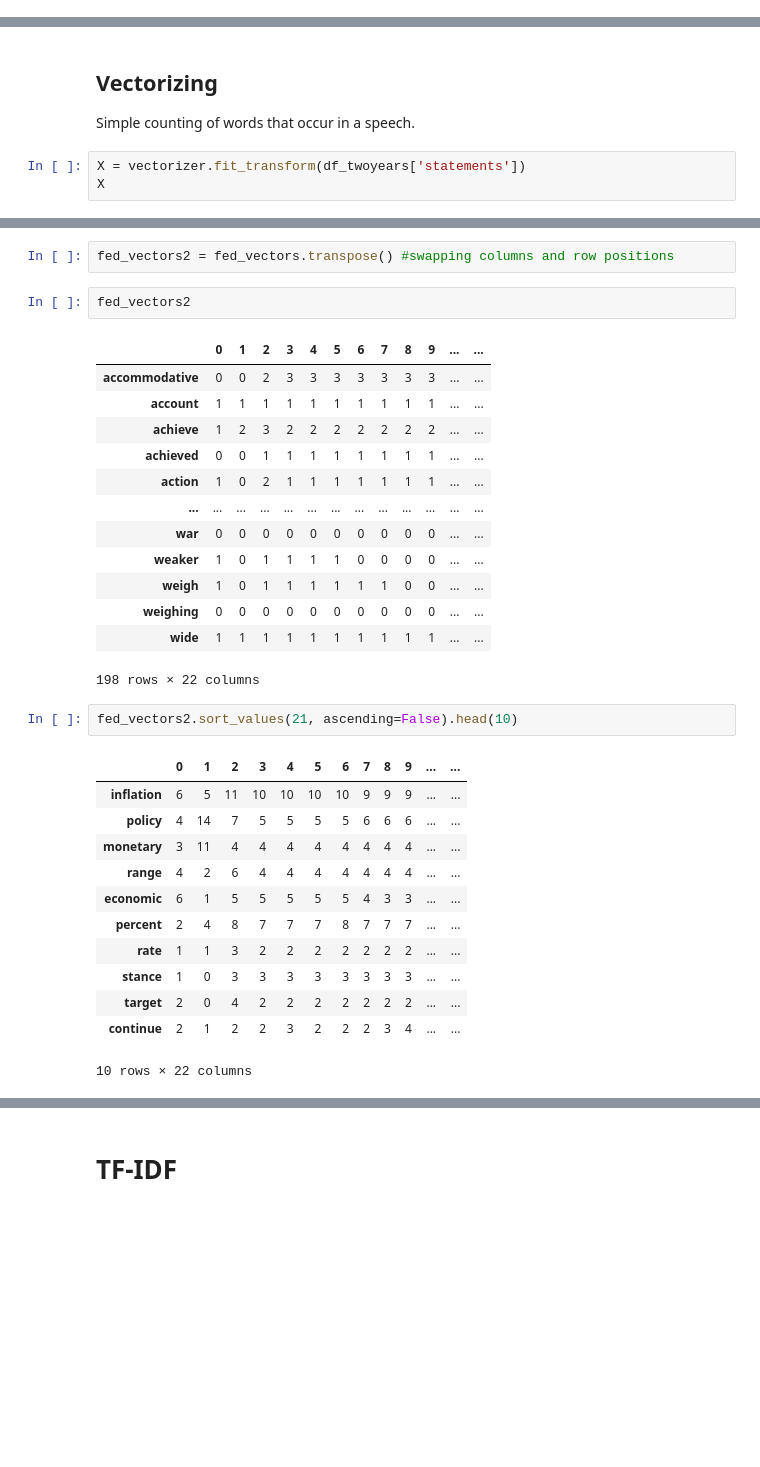
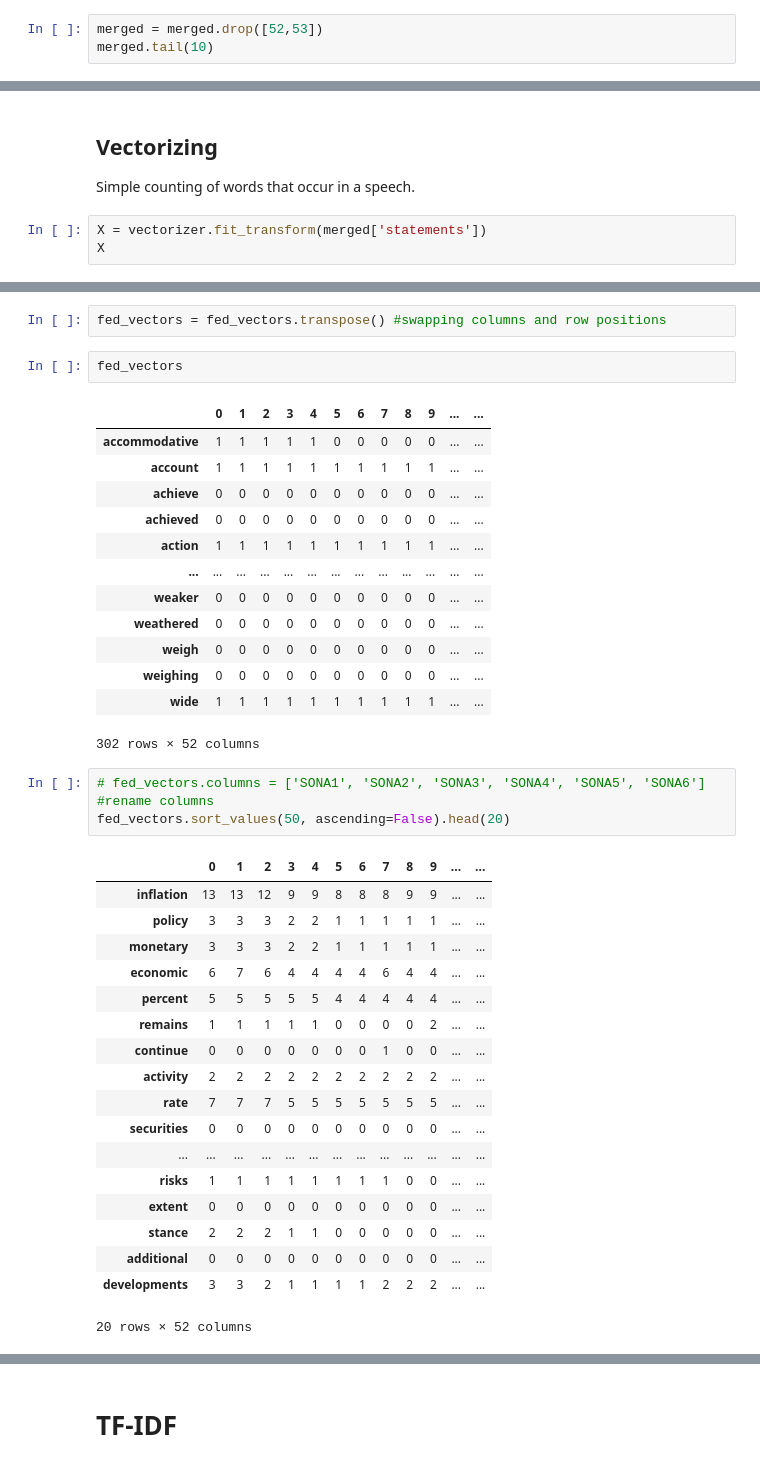
Before and after one commit to pmagtulis/fed-statement-scraper, a Jupyter notebook: fed-processing.ipynb, the cells around one changed output, grey strips where cells are left out. Saved outputs shown, nothing was run; the diff lists cells and outputs as text; blank space fills up the shorter version.

```diff
--- a/fed-processing.ipynb
+++ b/fed-processing.ipynb
@@ -60,0 +41,3 @@ df_twoyears
+# %%
+merged = merged.drop([52,53])
+merged.tail(10)
@@ -90,6 +85,6 @@ vectorizer = CountVectorizer(
 
 Simple counting of words that occur in a speech.
 # %%
-X = vectorizer.fit_transform(df_twoyears['statements'])
+X = vectorizer.fit_transform(merged['statements'])
 X
 # %% [output]
@@ -120,33 +136,40 @@ fed_vectors.tail(15)
 # %%
-fed_vectors2 = fed_vectors.transpose() #swapping columns and row positions
+fed_vectors = fed_vectors.transpose() #swapping columns and row positions
 # %%
-fed_vectors2
+fed_vectors
 # %% [output]
 |  | 0 | 1 | 2 | 3 | 4 | 5 | 6 | 7 | 8 | 9 | ... | ... |
-| accommodative | 0 | 0 | 2 | 3 | 3 | 3 | 3 | 3 | 3 | 3 | ... | ... |
+| accommodative | 1 | 1 | 1 | 1 | 1 | 0 | 0 | 0 | 0 | 0 | ... | ... |
 | account | 1 | 1 | 1 | 1 | 1 | 1 | 1 | 1 | 1 | 1 | ... | ... |
-| achieve | 1 | 2 | 3 | 2 | 2 | 2 | 2 | 2 | 2 | 2 | ... | ... |
-| achieved | 0 | 0 | 1 | 1 | 1 | 1 | 1 | 1 | 1 | 1 | ... | ... |
-| action | 1 | 0 | 2 | 1 | 1 | 1 | 1 | 1 | 1 | 1 | ... | ... |
+| achieve | 0 | 0 | 0 | 0 | 0 | 0 | 0 | 0 | 0 | 0 | ... | ... |
+| achieved | 0 | 0 | 0 | 0 | 0 | 0 | 0 | 0 | 0 | 0 | ... | ... |
+| action | 1 | 1 | 1 | 1 | 1 | 1 | 1 | 1 | 1 | 1 | ... | ... |
 | ... | ... | ... | ... | ... | ... | ... | ... | ... | ... | ... | ... | ... |
-| war | 0 | 0 | 0 | 0 | 0 | 0 | 0 | 0 | 0 | 0 | ... | ... |
-| weaker | 1 | 0 | 1 | 1 | 1 | 1 | 0 | 0 | 0 | 0 | ... | ... |
-| weigh | 1 | 0 | 1 | 1 | 1 | 1 | 1 | 1 | 0 | 0 | ... | ... |
+| weaker | 0 | 0 | 0 | 0 | 0 | 0 | 0 | 0 | 0 | 0 | ... | ... |
+| weathered | 0 | 0 | 0 | 0 | 0 | 0 | 0 | 0 | 0 | 0 | ... | ... |
+| weigh | 0 | 0 | 0 | 0 | 0 | 0 | 0 | 0 | 0 | 0 | ... | ... |
 | weighing | 0 | 0 | 0 | 0 | 0 | 0 | 0 | 0 | 0 | 0 | ... | ... |
 | wide | 1 | 1 | 1 | 1 | 1 | 1 | 1 | 1 | 1 | 1 | ... | ... |
-198 rows × 22 columns
+302 rows × 52 columns
 # %%
-fed_vectors2.sort_values(21, ascending=False).head(10)
+# fed_vectors.columns = ['SONA1', 'SONA2', 'SONA3', 'SONA4', 'SONA5', 'SONA6'] #rename columns
+fed_vectors.sort_values(50, ascending=False).head(20)
 # %% [output]
 |  | 0 | 1 | 2 | 3 | 4 | 5 | 6 | 7 | 8 | 9 | ... | ... |
-| inflation | 6 | 5 | 11 | 10 | 10 | 10 | 10 | 9 | 9 | 9 | ... | ... |
-| policy | 4 | 14 | 7 | 5 | 5 | 5 | 5 | 6 | 6 | 6 | ... | ... |
-| monetary | 3 | 11 | 4 | 4 | 4 | 4 | 4 | 4 | 4 | 4 | ... | ... |
-| range | 4 | 2 | 6 | 4 | 4 | 4 | 4 | 4 | 4 | 4 | ... | ... |
-| economic | 6 | 1 | 5 | 5 | 5 | 5 | 5 | 4 | 3 | 3 | ... | ... |
-| percent | 2 | 4 | 8 | 7 | 7 | 7 | 8 | 7 | 7 | 7 | ... | ... |
-| rate | 1 | 1 | 3 | 2 | 2 | 2 | 2 | 2 | 2 | 2 | ... | ... |
-| stance | 1 | 0 | 3 | 3 | 3 | 3 | 3 | 3 | 3 | 3 | ... | ... |
-| target | 2 | 0 | 4 | 2 | 2 | 2 | 2 | 2 | 2 | 2 | ... | ... |
-| continue | 2 | 1 | 2 | 2 | 3 | 2 | 2 | 2 | 3 | 4 | ... | ... |
+| inflation | 13 | 13 | 12 | 9 | 9 | 8 | 8 | 8 | 9 | 9 | ... | ... |
+| policy | 3 | 3 | 3 | 2 | 2 | 1 | 1 | 1 | 1 | 1 | ... | ... |
+| monetary | 3 | 3 | 3 | 2 | 2 | 1 | 1 | 1 | 1 | 1 | ... | ... |
+| economic | 6 | 7 | 6 | 4 | 4 | 4 | 4 | 6 | 4 | 4 | ... | ... |
+| percent | 5 | 5 | 5 | 5 | 5 | 4 | 4 | 4 | 4 | 4 | ... | ... |
+| remains | 1 | 1 | 1 | 1 | 1 | 0 | 0 | 0 | 0 | 2 | ... | ... |
+| continue | 0 | 0 | 0 | 0 | 0 | 0 | 0 | 1 | 0 | 0 | ... | ... |
+| activity | 2 | 2 | 2 | 2 | 2 | 2 | 2 | 2 | 2 | 2 | ... | ... |
+| rate | 7 | 7 | 7 | 5 | 5 | 5 | 5 | 5 | 5 | 5 | ... | ... |
+| securities | 0 | 0 | 0 | 0 | 0 | 0 | 0 | 0 | 0 | 0 | ... | ... |
+| ... | ... | ... | ... | ... | ... | ... | ... | ... | ... | ... | ... | ... |
+| risks | 1 | 1 | 1 | 1 | 1 | 1 | 1 | 1 | 0 | 0 | ... | ... |
+| extent | 0 | 0 | 0 | 0 | 0 | 0 | 0 | 0 | 0 | 0 | ... | ... |
+| stance | 2 | 2 | 2 | 1 | 1 | 0 | 0 | 0 | 0 | 0 | ... | ... |
+| additional | 0 | 0 | 0 | 0 | 0 | 0 | 0 | 0 | 0 | 0 | ... | ... |
+| developments | 3 | 3 | 2 | 1 | 1 | 1 | 1 | 2 | 2 | 2 | ... | ... |
-10 rows × 22 columns
+20 rows × 52 columns
```
Also changed, not shown: parts of 20 cells of this notebook, 2 other files.
